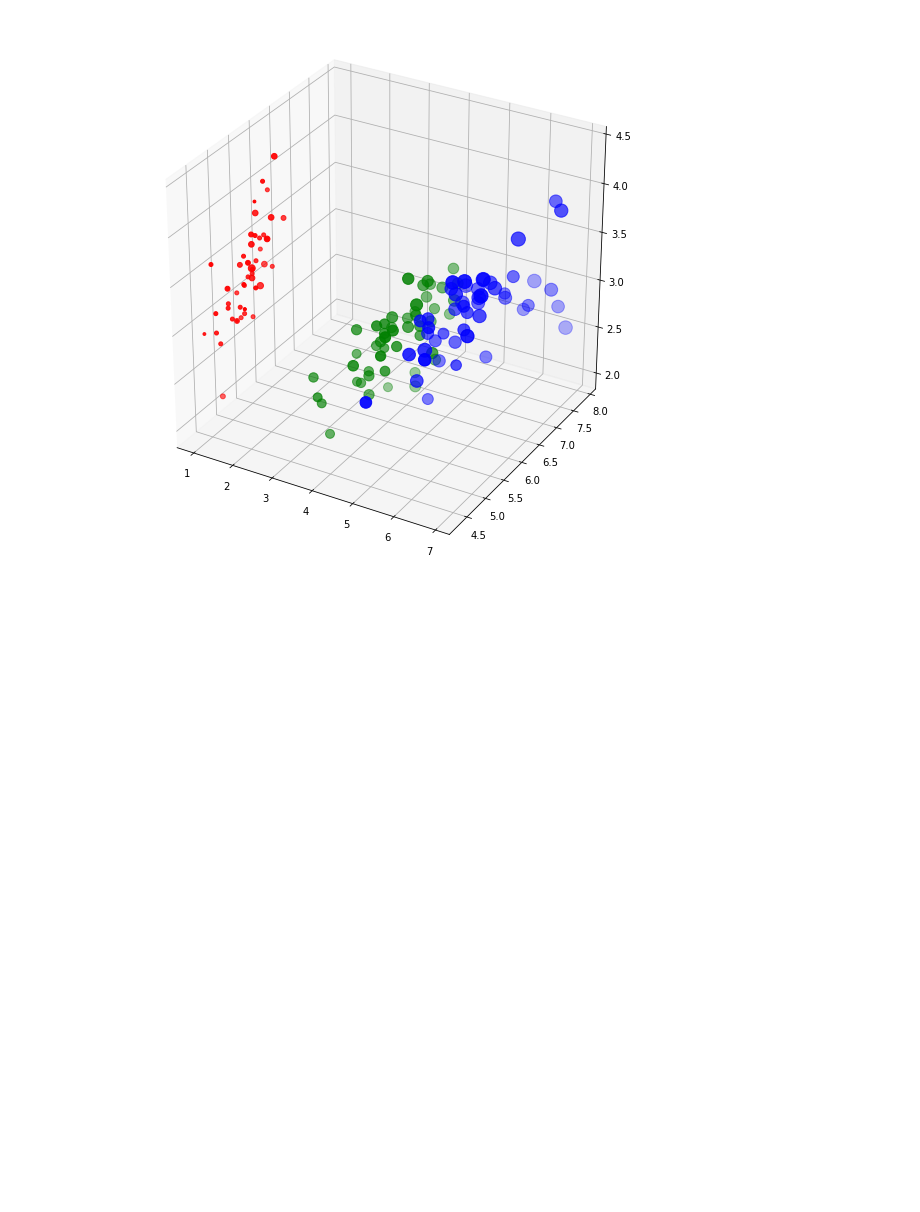
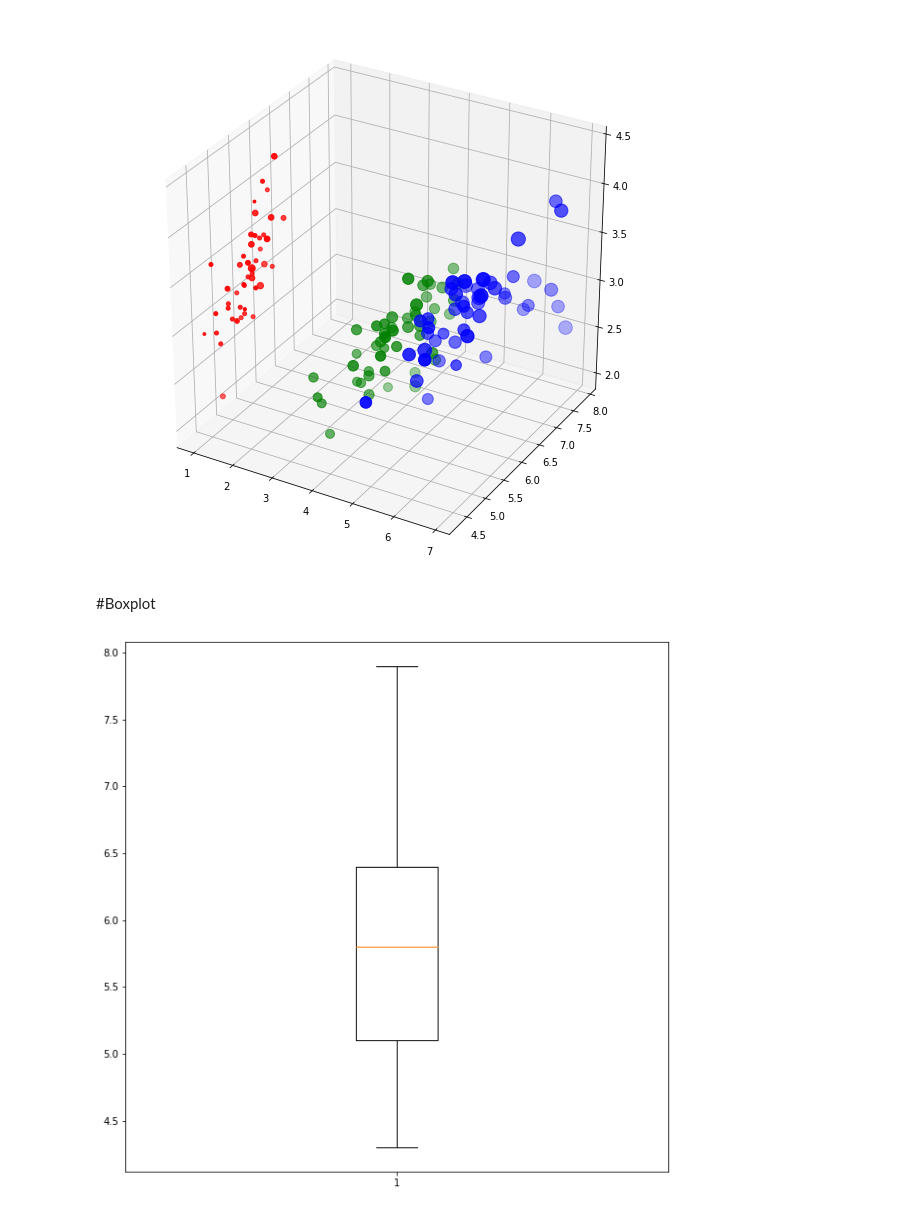
Before and after one commit to sujiraa/BasicProg_DataViz65, a Jupyter notebook: DataViz01_Table_Data.ipynb, the cells around one changed output. Saved outputs shown, nothing was run; the diff lists cells and outputs as text; code cells hidden in the pictures; blank space fills up the shorter version.

```diff
--- a/DataViz01_Table_Data.ipynb
+++ b/DataViz01_Table_Data.ipynb
@@ -269,3 +268,5 @@ ax.scatter(df2['PetalLength'],df2['SepalLength'],df2['SepalWidth'],c=df2['Name']
 # %% [output]
 <mpl_toolkits.mplot3d.art3d.Path3DCollection at 0x...>
 [figure]
+# %% [markdown]
+#Boxplot
@@ -271,0 +275,4 @@ ax.scatter(df2['PetalLength'],df2['SepalLength'],df2['SepalWidth'],c=df2['Name']
+# %%
+plt.boxplot(df['SepalLength']);
+# %% [output]
+[figure, added]
```
Also changed, not shown: parts of 42 cells of this notebook.
